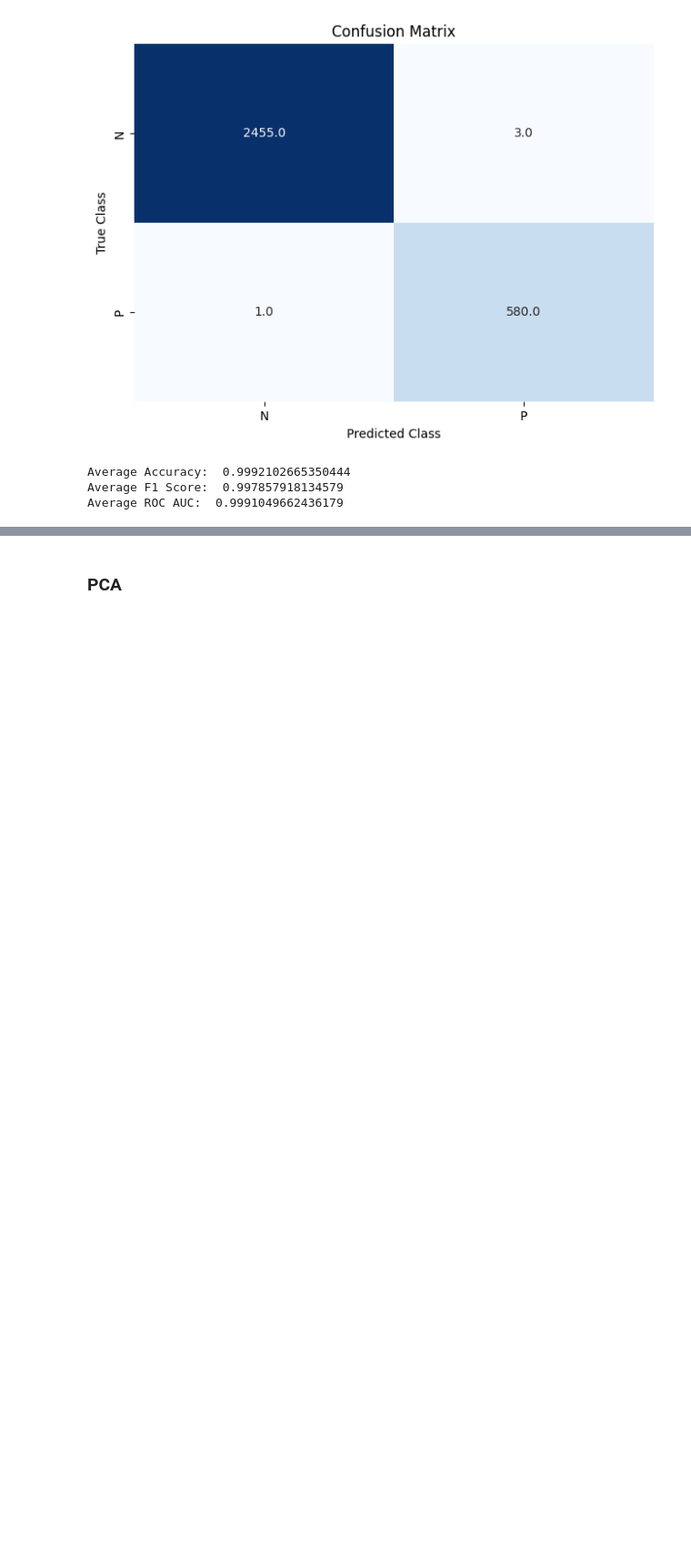
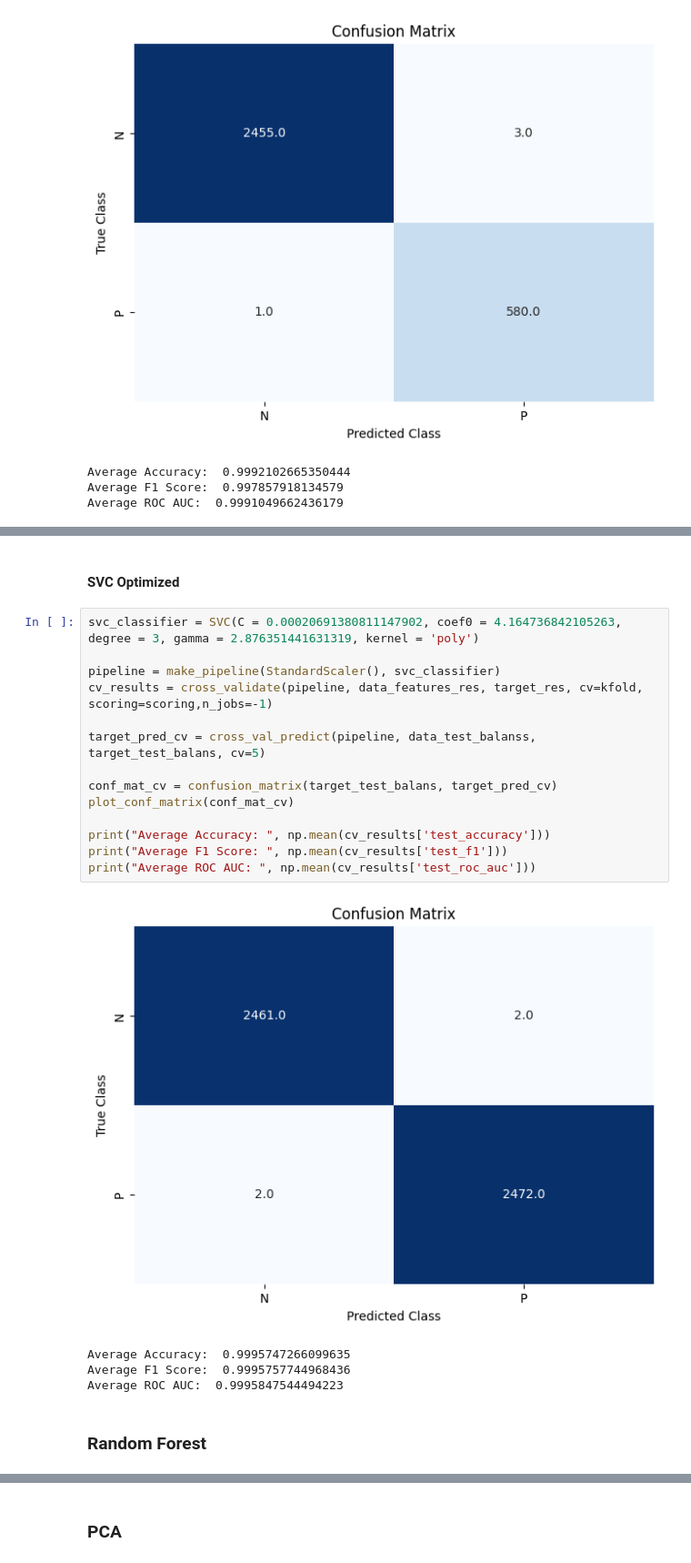
Before and after one commit to NastasijaaS/Machine-Learning-Classification, a Jupyter notebook: projekat1.ipynb, the cells around one changed output, grey strips where cells are left out. Shown at 91% size. Saved outputs shown, nothing was run; the diff lists cells and outputs as text; blank space fills up the shorter version.

```diff
--- a/projekat1.ipynb
+++ b/projekat1.ipynb
@@ -1318,0 +1380,23 @@ Average ROC AUC:  0.9991049662436179
+# %% [markdown]
+#### SVC Optimized
+# %%
+svc_classifier = SVC(C = 0.00020691380811147902, coef0 = 4.164736842105263, degree = 3, gamma = 2.876351441631319, kernel = 'poly')
+
+pipeline = make_pipeline(StandardScaler(), svc_classifier)
+cv_results = cross_validate(pipeline, data_features_res, target_res, cv=kfold, scoring=scoring,n_jobs=-1)
+
+target_pred_cv = cross_val_predict(pipeline, data_test_balanss, target_test_balans, cv=5)
+
+conf_mat_cv = confusion_matrix(target_test_balans, target_pred_cv)
+plot_conf_matrix(conf_mat_cv)
+
+print("Average Accuracy: ", np.mean(cv_results['test_accuracy']))
+print("Average F1 Score: ", np.mean(cv_results['test_f1']))
+print("Average ROC AUC: ", np.mean(cv_results['test_roc_auc']))
+# %% [output]
+[figure, added]
+Average Accuracy:  0.9995747266099635
+Average F1 Score:  0.9995757744968436
+Average ROC AUC:  0.9995847544494223
+# %% [markdown]
+### Random Forest
```
Also changed, not shown: parts of 34 cells of this notebook.
